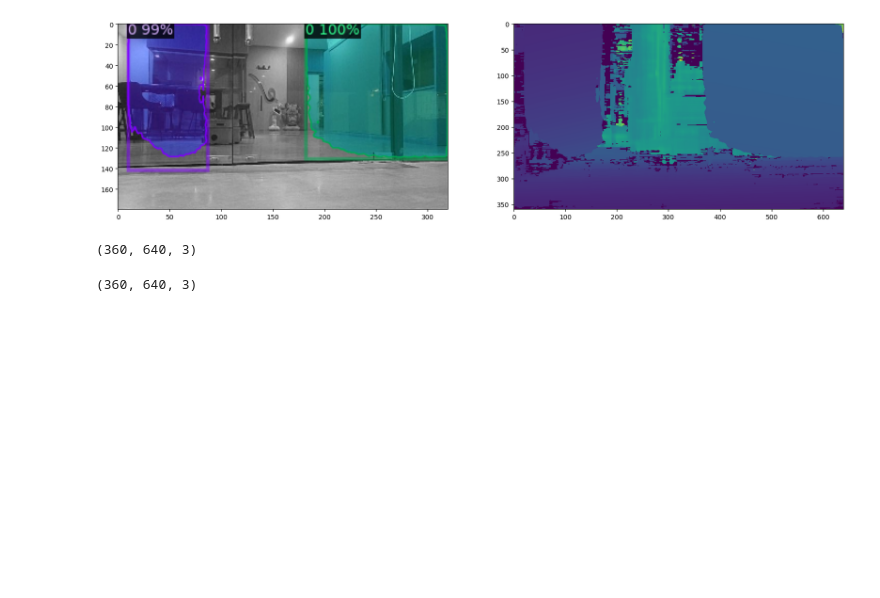
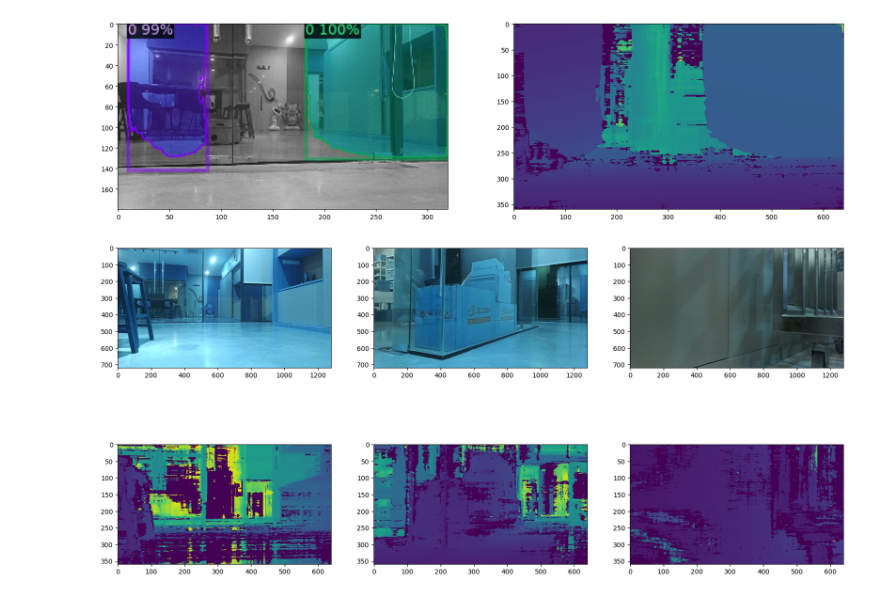
Before and after one commit to AlanLuu2811-playground/mirror3d, a Jupyter notebook: infer.ipynb, the cells around one changed output. Saved outputs shown, nothing was run; the diff lists cells and outputs as text; code cells hidden in the pictures; blank space fills up the shorter version.

```diff
--- a/infer.ipynb
+++ b/infer.ipynb
@@ -184,8 +162,32 @@ img = cv2.imread('/home/alan_khang/dev/mirror3d/data/Mirror-Glass_Segmentation.v
-# %%
-img.shape
-# %% [output]
-(360, 640, 3)
-# %%
-predictor.aug.get_transform(img).apply_image(img).shape
-# %% [output]
-(360, 640, 3)
+# %%
+ori_img_1 = cv2.imread('/home/alan_khang/dataset_zoo/guilder_captured_data/2026_03_23/2026_03_23:20:56:12/oak_right/color/oak_right_frame_0000176.jpg')
+ori_depth_1 = cv2.imread('/home/alan_khang/dataset_zoo/guilder_captured_data/2026_03_23/2026_03_23:20:56:12/oak_right/depth/oak_right_frame_0000176.png', cv2.IMREAD_ANYDEPTH)
+
+ori_img_2 = cv2.imread('/home/alan_khang/dataset_zoo/guilder_captured_data/2026_03_23/2026_03_23:20:56:12/oak_right/color/oak_right_frame_0000250.jpg')
+ori_depth_2 = cv2.imread('/home/alan_khang/dataset_zoo/guilder_captured_data/2026_03_23/2026_03_23:20:56:12/oak_right/depth/oak_right_frame_0000250.png', cv2.IMREAD_ANYDEPTH)
+
+ori_img_3 = cv2.imread('/home/alan_khang/dataset_zoo/guilder_captured_data/2026_03_23/2026_03_23:20:56:12/oak_right/color/oak_right_frame_0000300.jpg')
+ori_depth_3 = cv2.imread('/home/alan_khang/dataset_zoo/guilder_captured_data/2026_03_23/2026_03_23:20:56:12/oak_right/depth/oak_right_frame_0000300.png', cv2.IMREAD_ANYDEPTH)
+
+ori_h, ori_w, _ = ori_img_1.shape
+img_1 = cv2.resize(ori_img_1, (cfg.EVAL_WIDTH, cfg.EVAL_HEIGHT))
+img_1 = torch.from_numpy(img_1).permute(2, 0, 1)
+
+img_2 = cv2.resize(ori_img_2, (cfg.EVAL_WIDTH, cfg.EVAL_HEIGHT))
+img_2 = torch.from_numpy(img_2).permute(2, 0, 1)
+
+img_3 = cv2.resize(ori_img_3, (cfg.EVAL_WIDTH, cfg.EVAL_HEIGHT))
+img_3 = torch.from_numpy(img_3).permute(2, 0, 1)
+# %%
+_, axs = plt.subplots(2, 3, figsize=(20, 10))
+axs[0, 0].imshow(ori_img_1)
+axs[0, 1].imshow(ori_img_2)
+axs[0, 2].imshow(ori_img_3)
+
+axs[1, 0].imshow(ori_depth_1, cmap="viridis")
+axs[1, 1].imshow(ori_depth_2, cmap="viridis")
+axs[1, 2].imshow(ori_depth_3, cmap="viridis")
+
+plt.show()
+# %% [output]
+[figure, added]
```
Also changed, not shown: parts of 9 cells of this notebook, 4 other files.
